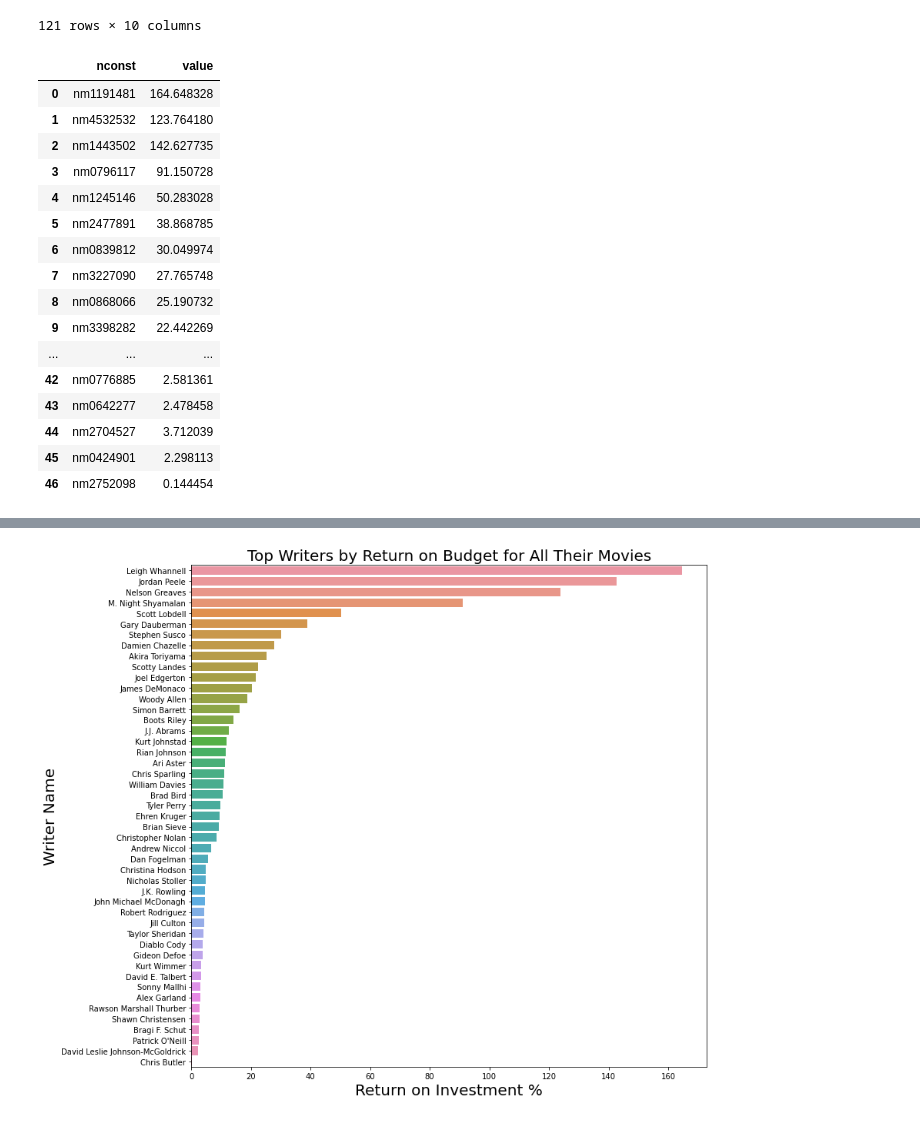
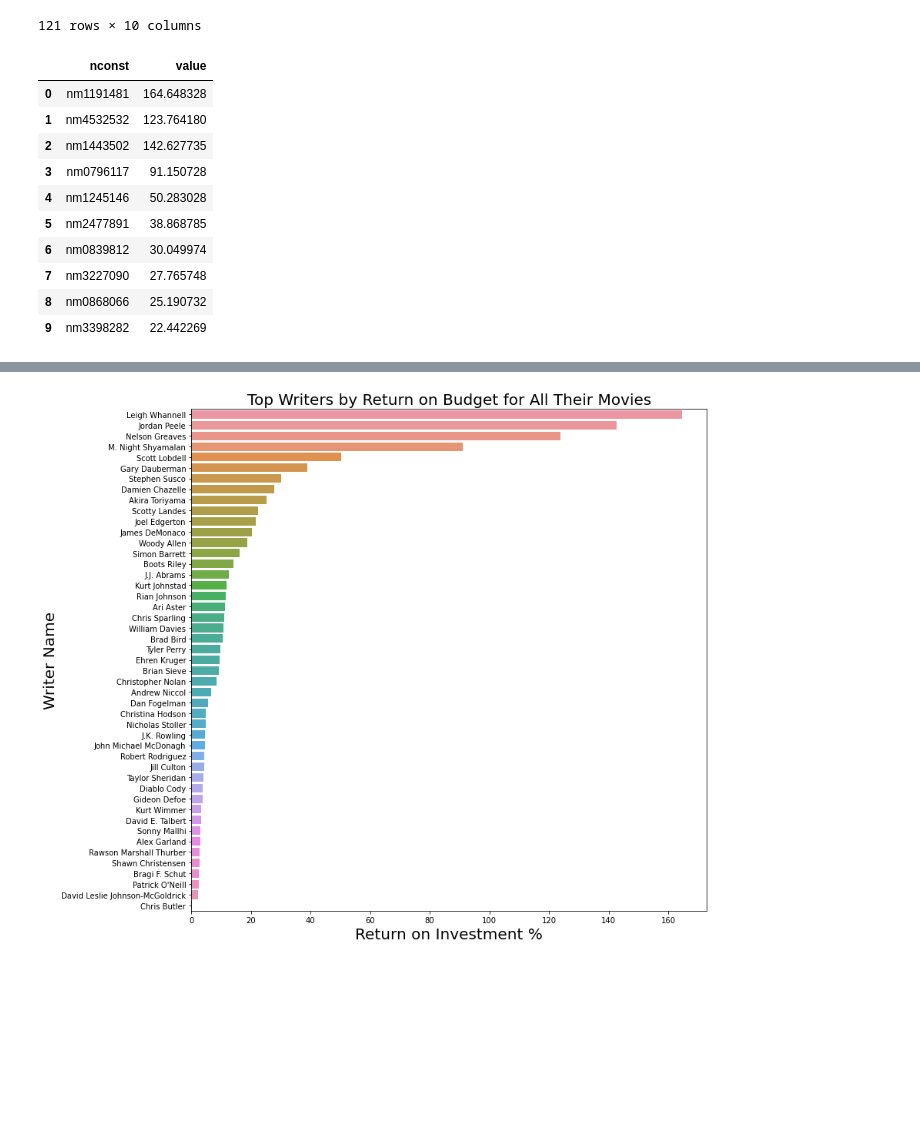
Before and after one commit to skelouse/dsc-mod-1-project-v2-1-onl01-dtsc-ft-070620, a Jupyter notebook: student.ipynb, the cells around one changed output, grey strips where cells are left out. Drawn from its saved outputs; the diff is of its cells as text; code cells hidden in the pictures; blank space fills up the shorter version.

```diff
--- a/student.ipynb
+++ b/student.ipynb
@@ -489,30 +483,24 @@ writer_split_df
 # %%
 writer_dict = {}
 # Get the values for each writer, based on overall ROI %
 for writer in writer_split_df['writers'].unique():
     writer_dict[writer] = writer_split_df.loc[writer_split_df['writers'] == writer]['perc'].sum()
 writer_df = pd.DataFrame(writer_dict, index=[0])
 writer_df = writer_df.transpose().reset_index()
 writer_df.columns=['nconst', 'value']
-writer_df
+writer_df[0:10]
 # %% [output]
 |  | nconst | value |
 | 0 | nm1191481 | 164.648328 |
 | 1 | nm4532532 | 123.764180 |
 | 2 | nm1443502 | 142.627735 |
 | 3 | nm0796117 | 91.150728 |
 | 4 | nm1245146 | 50.283028 |
 | 5 | nm2477891 | 38.868785 |
 | 6 | nm0839812 | 30.049974 |
 | 7 | nm3227090 | 27.765748 |
 | 8 | nm0868066 | 25.190732 |
 | 9 | nm3398282 | 22.442269 |
-| ... | ... | ... |
-| 42 | nm0776885 | 2.581361 |
-| 43 | nm0642277 | 2.478458 |
-| 44 | nm2704527 | 3.712039 |
-| 45 | nm0424901 | 2.298113 |
-| 46 | nm2752098 | 0.144454 |
 # %%
 # Add in the names of said writers from name_basics
 writer_df['name'] = writer_df['nconst'].apply(lambda x: name_df.loc[x]['primaryName'])
```
Also changed, not shown: parts of 3 cells of this notebook, 12 other files.
